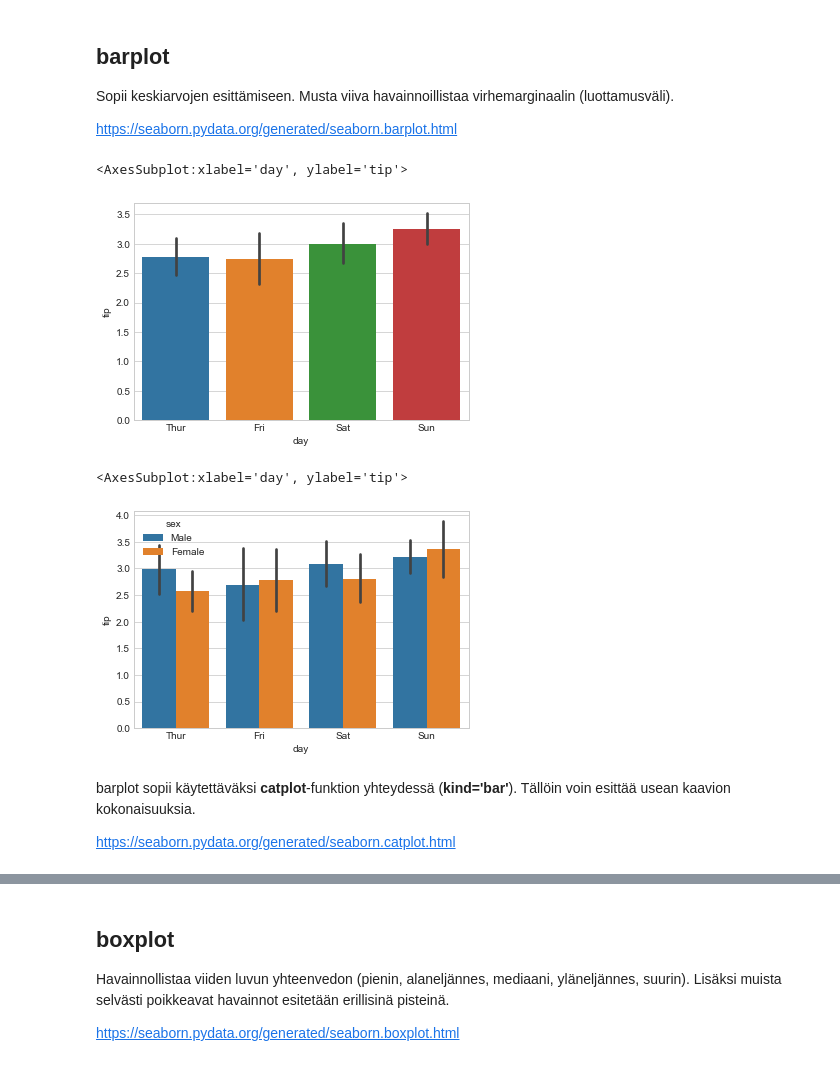
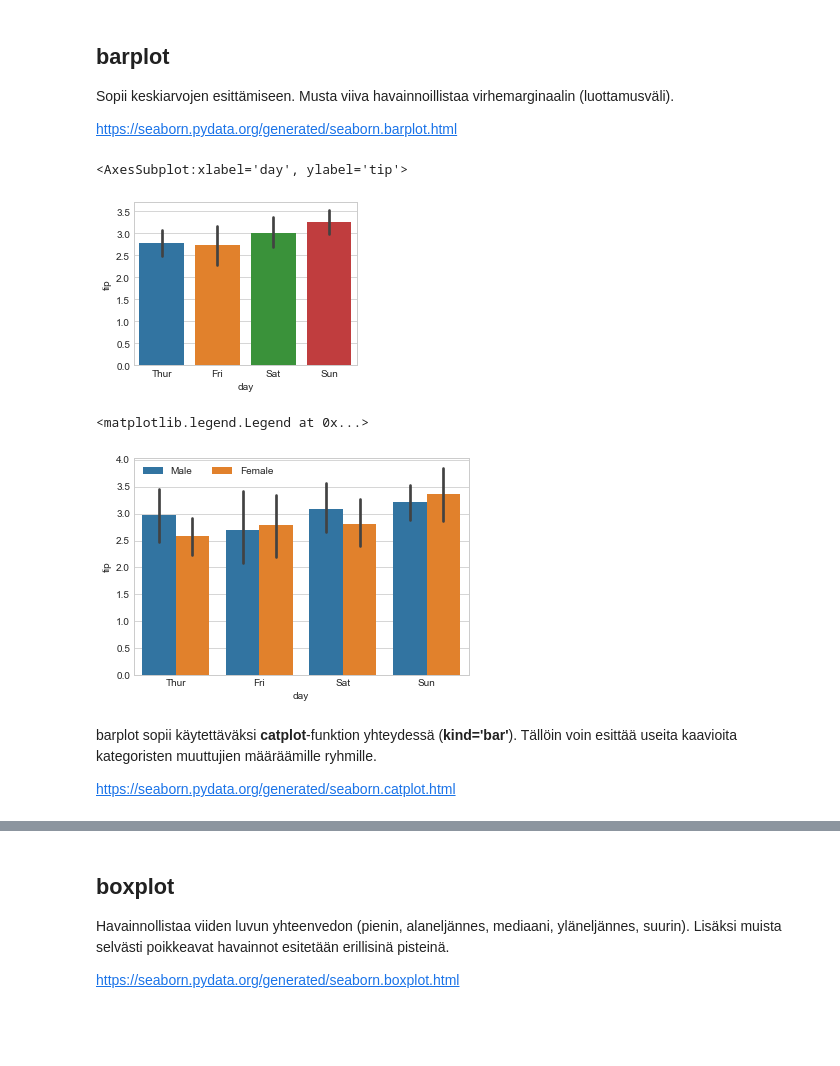
Before and after one commit to taanila/kaaviot, a Jupyter notebook: seaborn.ipynb, the cells around one changed output, grey strips where cells are left out. Cells and saved outputs as stored; diff of their text form; code cells hidden in the pictures; blank space fills up the shorter version.

```diff
--- a/seaborn.ipynb
+++ b/seaborn.ipynb
@@ -167,18 +168,20 @@ Sopii keskiarvojen esittämiseen. Musta viiva havainnoillistaa virhemarginaalin
 https://seaborn.pydata.org/generated/seaborn.barplot.html
 # %%
 # Eri päivien tippien keskiarvot
+plt.figure(figsize=(4, 3))
 sns.barplot(x='day', y='tip', data=tips)
 # %% [output]
 <AxesSubplot:xlabel='day', ylabel='tip'>
-[figure, old version]
+[figure, new version]
 # %%
 # Eri päivien tippien keskiarvot sukupuolen mukaan
 sns.barplot(x='day', y='tip', hue='sex', data=tips)
+plt.legend(ncol=2)
 # %% [output]
-<AxesSubplot:xlabel='day', ylabel='tip'>
+<matplotlib.legend.Legend at 0x...>
-[figure, old version]
+[figure, new version]
 # %% [markdown]
-barplot sopii käytettäväksi **catplot**-funktion yhteydessä (**kind='bar'**). Tällöin voin esittää usean kaavion kokonaisuuksia.
+barplot sopii käytettäväksi **catplot**-funktion yhteydessä (**kind='bar'**). Tällöin voin esittää useita kaavioita kategoristen muuttujien määräämille ryhmille.
 
 https://seaborn.pydata.org/generated/seaborn.catplot.html
 # %%
```
Also changed, not shown: parts of 24 cells of this notebook.
